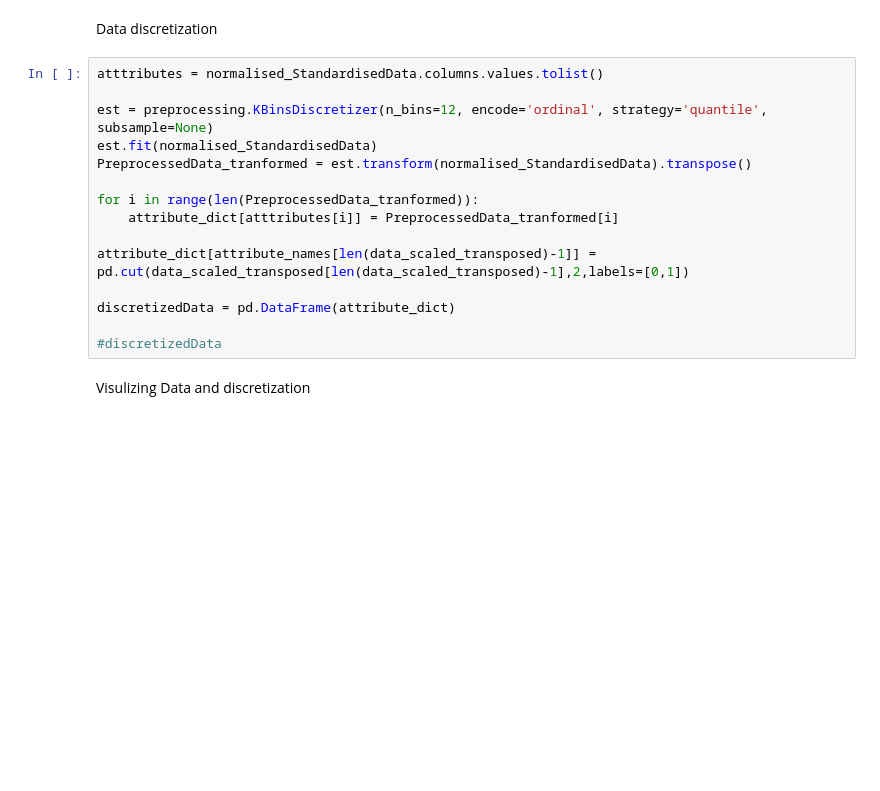
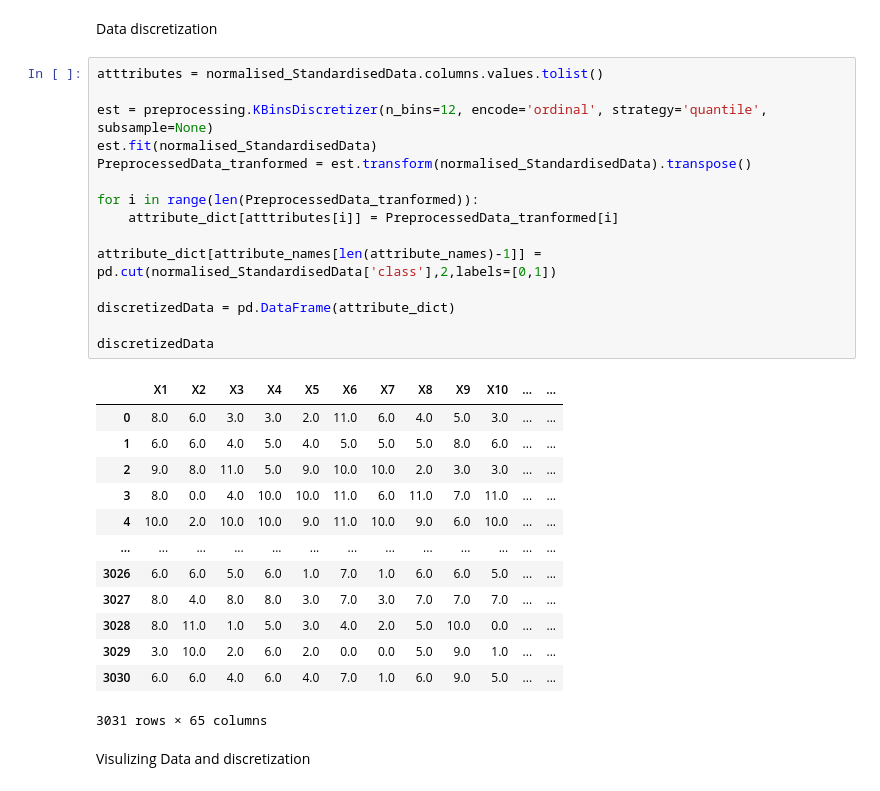
Before and after one commit to Zach-schwark/PGM_Assignment, a Jupyter notebook: data.ipynb, the cells around one changed output. Cells and saved outputs as stored; diff of their text form; blank space fills up the shorter version.

```diff
--- a/data.ipynb
+++ b/data.ipynb
@@ -144,18 +157,32 @@ Data discretization
 # %%
 atttributes = normalised_StandardisedData.columns.values.tolist()
 
 est = preprocessing.KBinsDiscretizer(n_bins=12, encode='ordinal', strategy='quantile', subsample=None)
 est.fit(normalised_StandardisedData)
 PreprocessedData_tranformed = est.transform(normalised_StandardisedData).transpose()
 
 for i in range(len(PreprocessedData_tranformed)):
     attribute_dict[atttributes[i]] = PreprocessedData_tranformed[i]
 
-attribute_dict[attribute_names[len(data_scaled_transposed)-1]] = pd.cut(data_scaled_transposed[len(data_scaled_transposed)-1],2,labels=[0,1])
+attribute_dict[attribute_names[len(attribute_names)-1]] = pd.cut(normalised_StandardisedData['class'],2,labels=[0,1])
 
 discretizedData = pd.DataFrame(attribute_dict)
 
-#discretizedData
+discretizedData
+# %% [output]
+|  | X1 | X2 | X3 | X4 | X5 | X6 | X7 | X8 | X9 | X10 | ... | ... |
+| 0 | 8.0 | 6.0 | 3.0 | 3.0 | 2.0 | 11.0 | 6.0 | 4.0 | 5.0 | 3.0 | ... | ... |
+| 1 | 6.0 | 6.0 | 4.0 | 5.0 | 4.0 | 5.0 | 5.0 | 5.0 | 8.0 | 6.0 | ... | ... |
+| 2 | 9.0 | 8.0 | 11.0 | 5.0 | 9.0 | 10.0 | 10.0 | 2.0 | 3.0 | 3.0 | ... | ... |
+| 3 | 8.0 | 0.0 | 4.0 | 10.0 | 10.0 | 11.0 | 6.0 | 11.0 | 7.0 | 11.0 | ... | ... |
+| 4 | 10.0 | 2.0 | 10.0 | 10.0 | 9.0 | 11.0 | 10.0 | 9.0 | 6.0 | 10.0 | ... | ... |
+| ... | ... | ... | ... | ... | ... | ... | ... | ... | ... | ... | ... | ... |
+| 3026 | 6.0 | 6.0 | 5.0 | 6.0 | 1.0 | 7.0 | 1.0 | 6.0 | 6.0 | 5.0 | ... | ... |
+| 3027 | 8.0 | 4.0 | 8.0 | 8.0 | 3.0 | 7.0 | 3.0 | 7.0 | 7.0 | 7.0 | ... | ... |
+| 3028 | 8.0 | 11.0 | 1.0 | 5.0 | 3.0 | 4.0 | 2.0 | 5.0 | 10.0 | 0.0 | ... | ... |
+| 3029 | 3.0 | 10.0 | 2.0 | 6.0 | 2.0 | 0.0 | 0.0 | 5.0 | 9.0 | 1.0 | ... | ... |
+| 3030 | 6.0 | 6.0 | 4.0 | 6.0 | 4.0 | 7.0 | 1.0 | 6.0 | 9.0 | 5.0 | ... | ... |
+3031 rows × 65 columns
 # %% [markdown]
 Visulizing Data and discretization
 # %%
```
Also changed, not shown: parts of 2 cells of this notebook.
